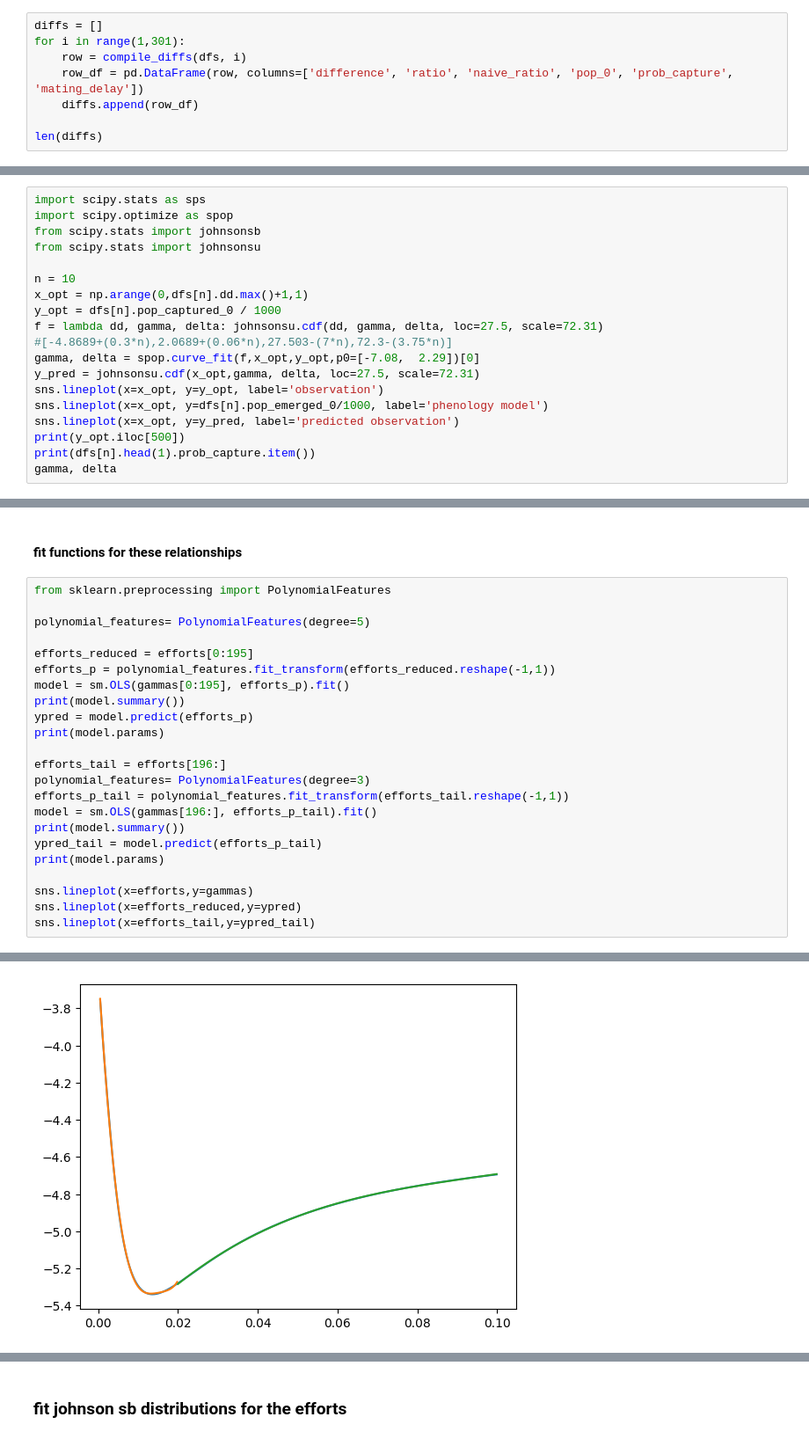
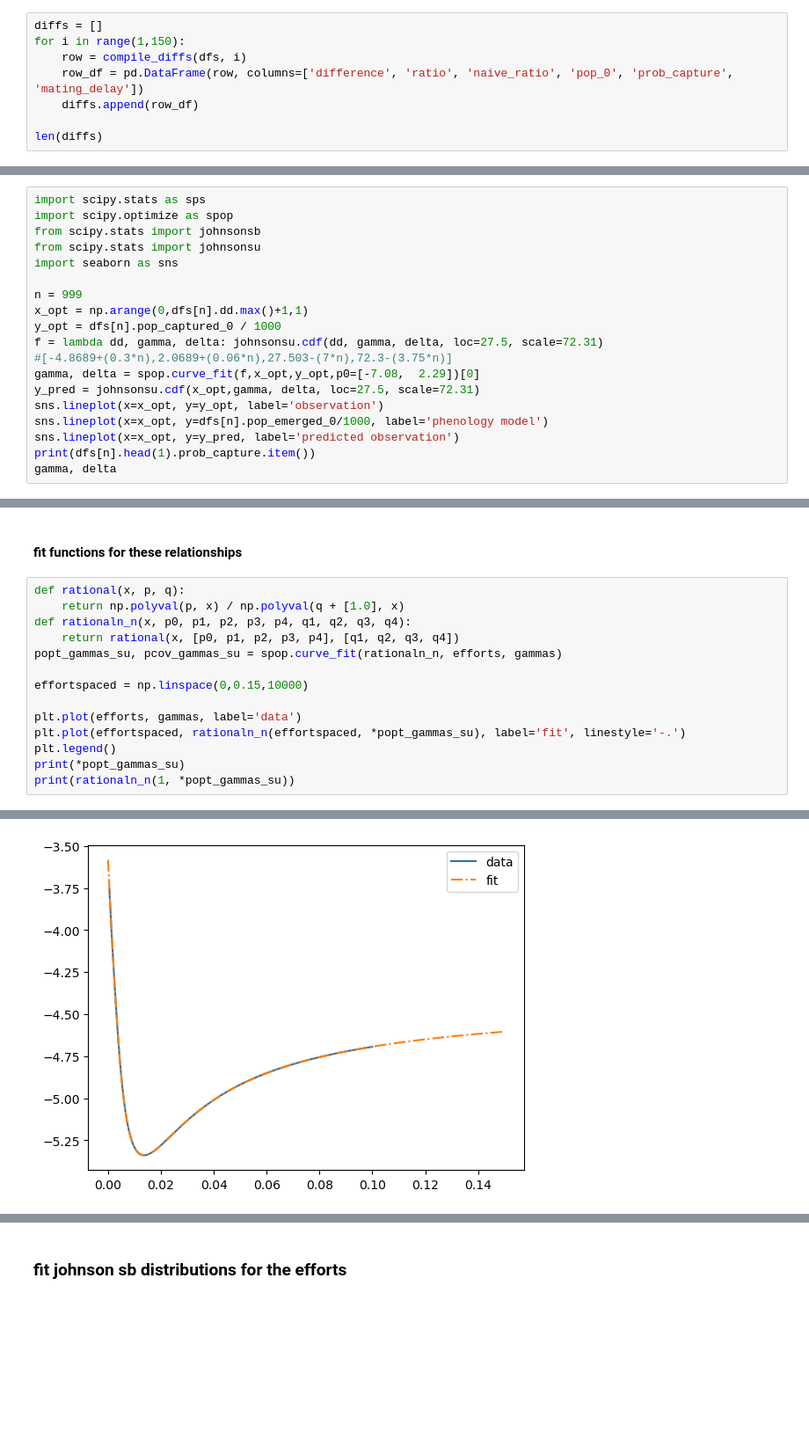
Before and after one commit to PacificBird/InsectPhenologyCaptureSim, a Jupyter notebook: multi_analysis.ipynb, the cells around one changed output, grey strips where cells are left out. Shown at 88% size. Drawn from its saved outputs; the diff is of its cells as text; blank space fills up the shorter version.

```diff
--- a/multi_analysis.ipynb
+++ b/multi_analysis.ipynb
@@ -228,7 +228,7 @@ dfs = np.array_split(df, len(df)/df.dd_span.head(1).iloc[0])
 ### Compile 1st through 300th differences
 # %%
 diffs = []
-for i in range(1,301):
+for i in range(1,150):
     row = compile_diffs(dfs, i)
     row_df = pd.DataFrame(row, columns=['difference', 'ratio', 'naive_ratio', 'pop_0', 'prob_capture', 'mating_delay'])
     diffs.append(row_df)
@@ -521,8 +391,9 @@ import scipy.stats as sps
 import scipy.optimize as spop
 from scipy.stats import johnsonsb
 from scipy.stats import johnsonsu
+import seaborn as sns
 
-n = 10
+n = 999
 x_opt = np.arange(0,dfs[n].dd.max()+1,1)
 y_opt = dfs[n].pop_captured_0 / 1000
 f = lambda dd, gamma, delta: johnsonsu.cdf(dd, gamma, delta, loc=27.5, scale=72.31)
@@ -532,7 +403,6 @@ y_pred = johnsonsu.cdf(x_opt,gamma, delta, loc=27.5, scale=72.31)
 sns.lineplot(x=x_opt, y=y_opt, label='observation')
 sns.lineplot(x=x_opt, y=dfs[n].pop_emerged_0/1000, label='phenology model')
 sns.lineplot(x=x_opt, y=y_pred, label='predicted observation')
-print(y_opt.iloc[500])
 print(dfs[n].head(1).prob_capture.item())
 gamma, delta
 # %% [output]
@@ -566,26 +441,17 @@ plt.plot(efforts,deltas)
 # %% [markdown]
 #### fit functions for these relationships
 # %%
-from sklearn.preprocessing import PolynomialFeatures
+def rational(x, p, q):
+    return np.polyval(p, x) / np.polyval(q + [1.0], x)
+def rationaln_n(x, p0, p1, p2, p3, p4, q1, q2, q3, q4):
+    return rational(x, [p0, p1, p2, p3, p4], [q1, q2, q3, q4])
+popt_gammas_su, pcov_gammas_su = spop.curve_fit(rationaln_n, efforts, gammas)
 
-polynomial_features= PolynomialFeatures(degree=5)
+effortspaced = np.linspace(0,0.15,10000)
 
-efforts_reduced = efforts[0:195]
-efforts_p = polynomial_features.fit_transform(efforts_reduced.reshape(-1,1))
-model = sm.OLS(gammas[0:195], efforts_p).fit()
-print(model.summary())
-ypred = model.predict(efforts_p)
-print(model.params)
-
-efforts_tail = efforts[196:]
-polynomial_features= PolynomialFeatures(degree=3)
-efforts_p_tail = polynomial_features.fit_transform(efforts_tail.reshape(-1,1))
-model = sm.OLS(gammas[196:], efforts_p_tail).fit()
-print(model.summary())
-ypred_tail = model.predict(efforts_p_tail)
-print(model.params)
-
-sns.lineplot(x=efforts,y=gammas)
-sns.lineplot(x=efforts_reduced,y=ypred)
-sns.lineplot(x=efforts_tail,y=ypred_tail)
+plt.plot(efforts, gammas, label='data')
+plt.plot(effortspaced, rationaln_n(effortspaced, *popt_gammas_su), label='fit', linestyle='-.')
+plt.legend()
+print(*popt_gammas_su)
+print(rationaln_n(1, *popt_gammas_su))
 # %% [output]
@@ -610,2 +460,2 @@ strong multicollinearity or other numerical problems.
-[figure, old version]
+[figure, new version]
 # %%
```
Also changed, not shown: parts of 41 cells of this notebook, 1 other file.
